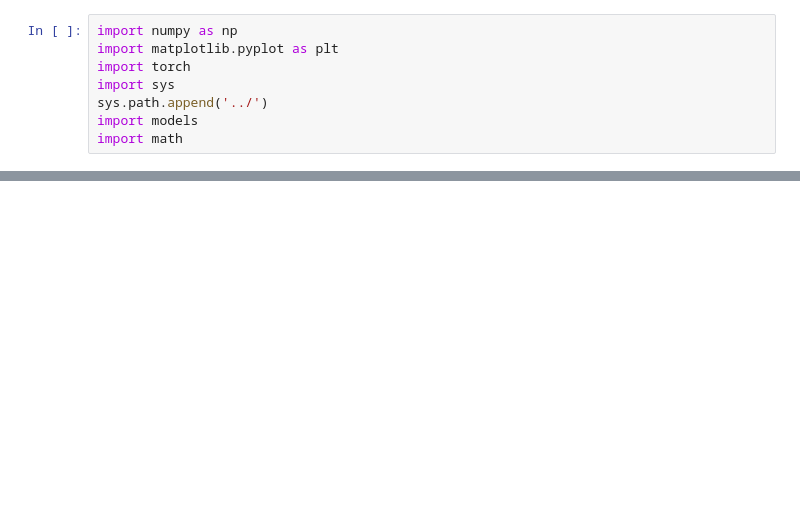
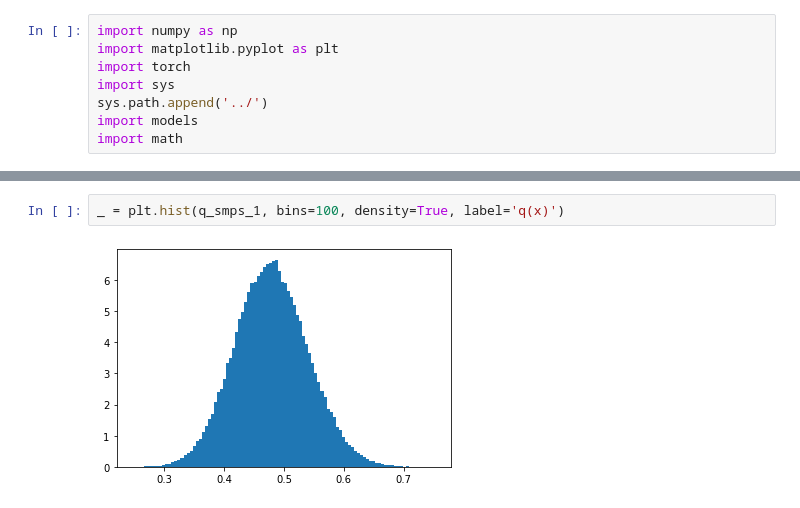
Before and after one commit to CU-UQ/L-BF-IS, a Jupyter notebook: notebooks/dim-1.ipynb, the cells around one changed output, grey strips where cells are left out. Cells and saved outputs as stored; diff of their text form; blank space fills up the shorter version.

```diff
--- a/notebooks/dim-1.ipynb
+++ b/notebooks/dim-1.ipynb
@@ -61,0 +112,4 @@ tensor([4.3686, 6.0484, 3.6042, 3.3810, 5.4602, 4.7306, 3.2947, 5.5273, 4.3137,
+# %%
+_ = plt.hist(q_smps_1, bins=100, density=True, label='q(x)')
+# %% [output]
+[figure, added]
```
Also changed, not shown: parts of 13 cells of this notebook.
